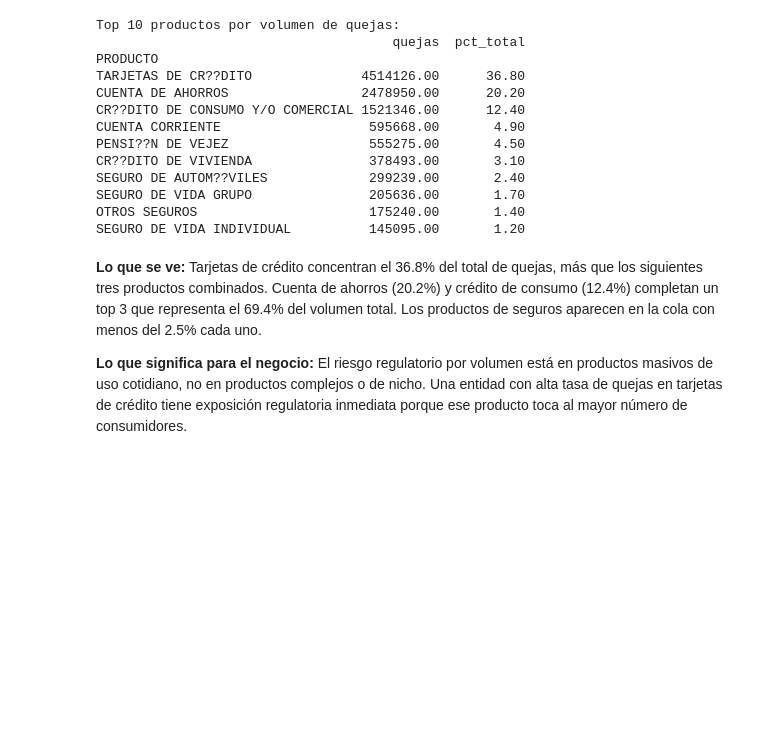
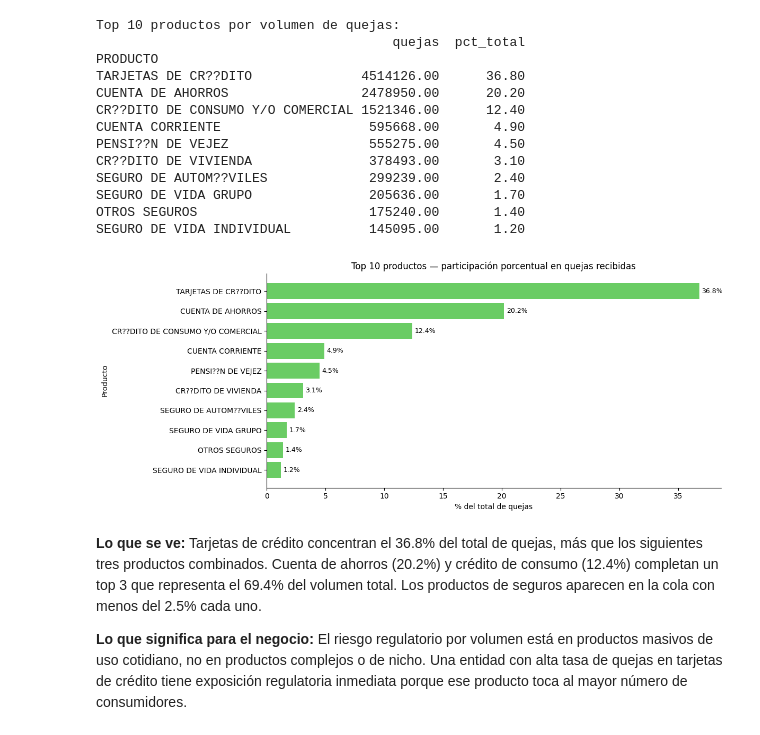
Before and after one commit to eltapazul57/accenture-test-1, a Jupyter notebook: routeB.ipynb, the cells around one changed output. Drawn from its saved outputs; the diff is of its cells as text; code cells hidden in the pictures; blank space fills up the shorter version.

```diff
--- a/routeB.ipynb
+++ b/routeB.ipynb
@@ -506,6 +529,17 @@ SEGURO DE AUTOM??VILES             299239.00       2.40
 SEGURO DE VIDA GRUPO               205636.00       1.70
 OTROS SEGUROS                      175240.00       1.40
 SEGURO DE VIDA INDIVIDUAL          145095.00       1.20
+# %%
+fig, ax = plt.subplots(figsize=(12, 5))
+ax.barh(top_prod_pct.index[::-1], top_prod_pct.values[::-1], color=sns.color_palette('muted')[2])
+ax.set_xlabel('% del total de quejas')
+ax.set_ylabel('Producto')
+ax.set_title('Top 10 productos — participación porcentual en quejas recibidas')
+for i, v in enumerate(top_prod_pct.values[::-1]):
+    ax.text(v + 0.2, i, f'{v:.1f}%', va='center', fontsize=9)
+plt.tight_layout()
+# %% [output]
+[figure, added]
 # %% [markdown]
 **Lo que se ve:** Tarjetas de crédito concentran el 36.8% del total de quejas, más que los siguientes tres productos combinados. Cuenta de ahorros (20.2%) y crédito de consumo (12.4%) completan un top 3 que representa el 69.4% del volumen total. Los productos de seguros aparecen en la cola con menos del 2.5% cada uno.
 
```
Also changed, not shown: parts of 5 cells of this notebook.
